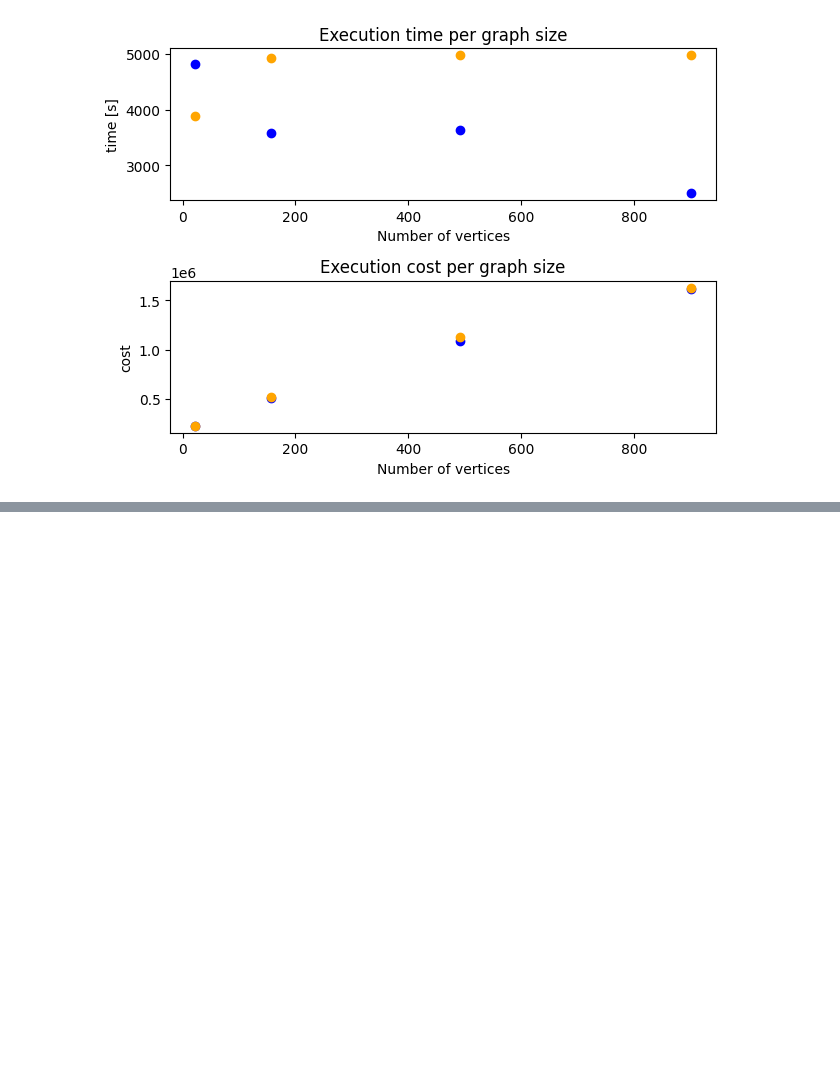
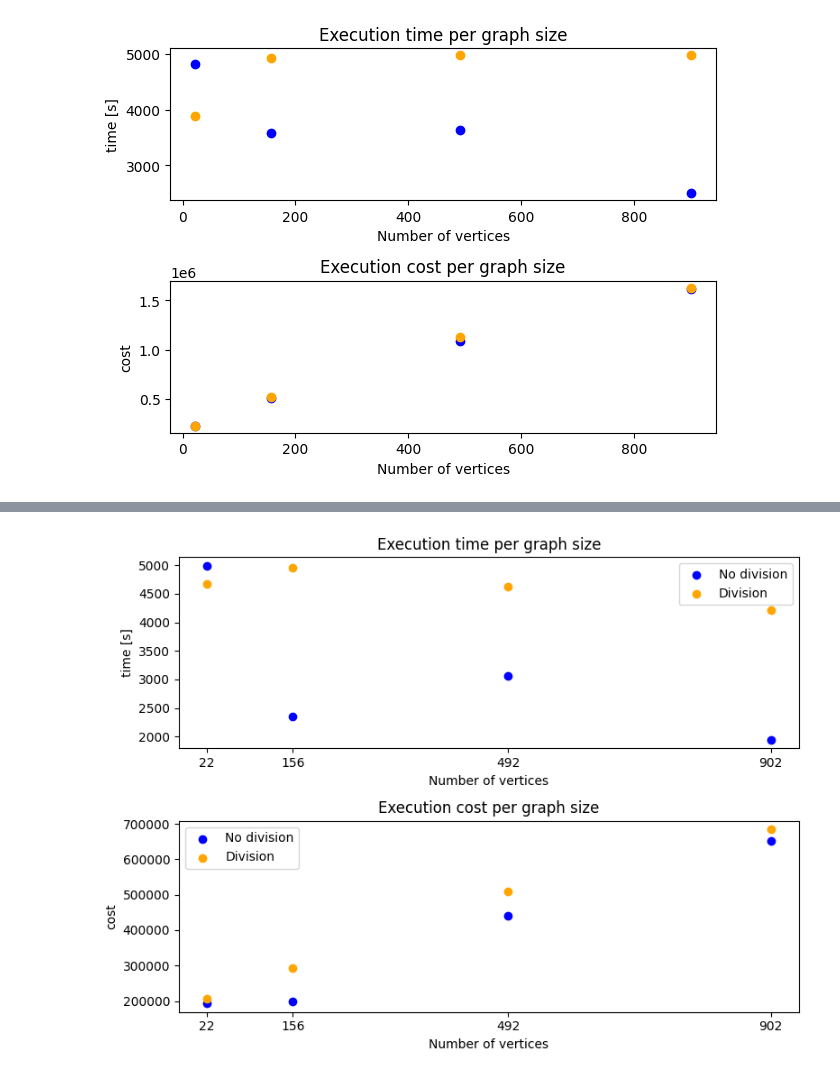
Before and after one commit to mkroczek/QHyper, a Jupyter notebook: demo/reports/visualize_results.ipynb, the cells around one changed output, grey strips where cells are left out. Drawn from its saved outputs; the diff is of its cells as text; code cells hidden in the pictures; blank space fills up the shorter version.

```diff
--- a/demo/reports/visualize_results.ipynb
+++ b/demo/reports/visualize_results.ipynb
@@ -52,0 +100,32 @@ plt.show()
+# %%
+def plot_comparison_new(actual: dict, reference: dict, sizes: list[int]) -> None:
+    execution_times = [report.solution.total_time for report in reference]
+    execution_costs = [report.solution.total_cost for report in reference]
+
+    execution_times_div = [report.solution.total_time for report in actual]
+    execution_costs_div = [report.solution.total_cost for report in actual]
+
+    fig, axs = plt.subplots(2, 1, figsize=(8,6))
+
+    axs[0].scatter(sizes, execution_times, color='blue', label='No division')
+    axs[0].scatter(sizes, execution_times_div, color='orange', label='Division')
+    axs[0].set_xticks(sizes)
+    axs[0].set_xlabel('Number of vertices')
+    axs[0].set_ylabel('time [s]')
+    axs[0].set_title('Execution time per graph size')
+    axs[0].legend()
+
+    axs[1].scatter(sizes, execution_costs, color='blue', label='No division')
+    axs[1].scatter(sizes, execution_costs_div, color='orange', label='Division')
+    axs[1].set_xticks(sizes)
+    axs[1].set_xlabel('Number of vertices')
+    axs[1].set_ylabel('cost')
+    axs[1].set_title('Execution cost per graph size')
+    axs[1].legend()
+
+    plt.tight_layout()
+    plt.show()
+# %%
+plot_comparison_new(reports_div, reports, [22, 156, 492, 902])
+# %% [output]
+[figure, added]
```
Also changed, not shown: parts of 5 cells of this notebook, 18 other files.
